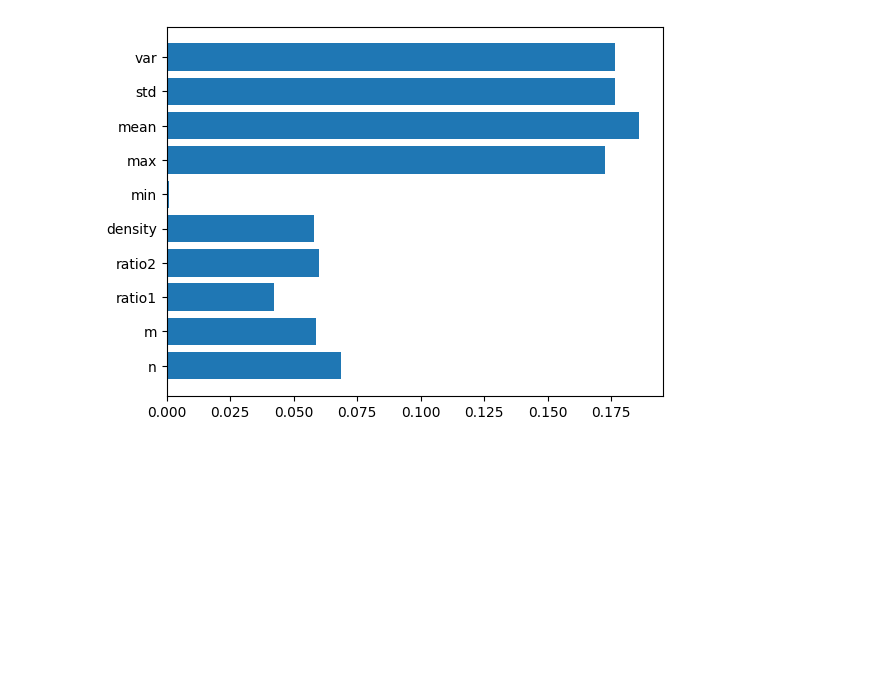
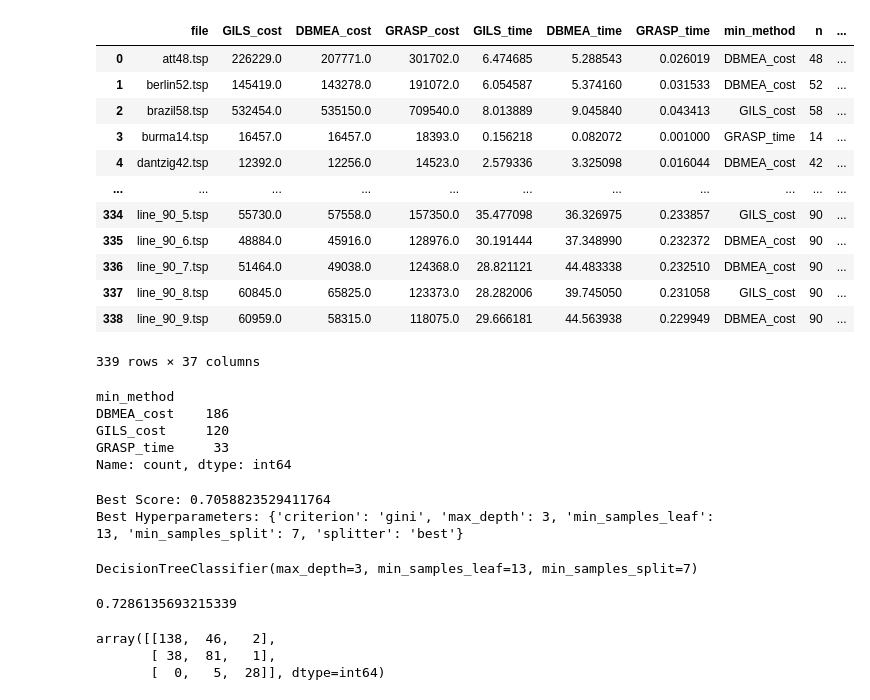
Before and after one commit to FabianBB/TRP, a Jupyter notebook: mltest.ipynb, the cells around one changed output. Drawn from its saved outputs; the diff is of its cells as text; code cells hidden in the pictures; blank space fills up the shorter version.

```diff
--- a/mltest.ipynb
+++ b/mltest.ipynb
@@ -342,6 +42,28 @@ plt.show()
-# %%
-# display the random forest
-plt.barh(X.columns, rf.feature_importances_)
-plt.show()
-# %% [output]
-[figure, removed]
+# %%
+# train a model on the data that predicts gils
+# get the data
+df = pd.read_csv('matrix_final.csv')
+df
+# %% [output]
+|  | file | GILS_cost | DBMEA_cost | GRASP_cost | GILS_time | DBMEA_time | GRASP_time | min_method | n | ... |
+| 0 | att48.tsp | 226229.0 | 207771.0 | 301702.0 | 6.474685 | 5.288543 | 0.026019 | DBMEA_cost | 48 | ... |
+| 1 | berlin52.tsp | 145419.0 | 143278.0 | 191072.0 | 6.054587 | 5.374160 | 0.031533 | DBMEA_cost | 52 | ... |
+| 2 | brazil58.tsp | 532454.0 | 535150.0 | 709540.0 | 8.013889 | 9.045840 | 0.043413 | GILS_cost | 58 | ... |
+| 3 | burma14.tsp | 16457.0 | 16457.0 | 18393.0 | 0.156218 | 0.082072 | 0.001000 | GRASP_time | 14 | ... |
+| 4 | dantzig42.tsp | 12392.0 | 12256.0 | 14523.0 | 2.579336 | 3.325098 | 0.016044 | DBMEA_cost | 42 | ... |
+| ... | ... | ... | ... | ... | ... | ... | ... | ... | ... | ... |
+| 334 | line_90_5.tsp | 55730.0 | 57558.0 | 157350.0 | 35.477098 | 36.326975 | 0.233857 | GILS_cost | 90 | ... |
+| 335 | line_90_6.tsp | 48884.0 | 45916.0 | 128976.0 | 30.191444 | 37.348990 | 0.232372 | DBMEA_cost | 90 | ... |
+| 336 | line_90_7.tsp | 51464.0 | 49038.0 | 124368.0 | 28.821121 | 44.483338 | 0.232510 | DBMEA_cost | 90 | ... |
+| 337 | line_90_8.tsp | 60845.0 | 65825.0 | 123373.0 | 28.282006 | 39.745050 | 0.231058 | GILS_cost | 90 | ... |
+| 338 | line_90_9.tsp | 60959.0 | 58315.0 | 118075.0 | 29.666181 | 44.563938 | 0.229949 | DBMEA_cost | 90 | ... |
+339 rows × 37 columns
+# %%
+# check value counts
+df['min_method'].value_counts()
+# %% [output]
+min_method
+DBMEA_cost    186
+GILS_cost     120
+GRASP_time     33
+Name: count, dtype: int64
@@ -347,0 +75,29 @@ plt.show()
+# %%
+# cross validation
+from sklearn.model_selection import cross_val_score
+from sklearn.model_selection import RepeatedStratifiedKFold
+from sklearn.model_selection import GridSearchCV
+
+# decision tree
+from sklearn.tree import DecisionTreeClassifier
+model = DecisionTreeClassifier()
+cv = RepeatedStratifiedKFold(n_splits=10, n_repeats=3, random_state=1)
+space = dict()
+space['criterion'] = ['gini', 'entropy']
+space['splitter'] = ['best', 'random']
+space['max_depth'] = [i for i in range(1, 21)]
+space['min_samples_split'] = [i for i in range(2, 21)]
+space['min_samples_leaf'] = [i for i in range(1, 21)]
+search = GridSearchCV(model, space, scoring='accuracy', n_jobs=-1, cv=cv)
+result = search.fit(X, y)
+print('Best Score: %s' % result.best_score_)
+print('Best Hyperparameters: %s' % result.best_params_)
+# %% [output]
+Best Score: 0.7058823529411764
+Best Hyperparameters: {'criterion': 'gini', 'max_depth': 3, 'min_samples_leaf': 13, 'min_samples_split': 7, 'splitter': 'best'}
+# %%
+# train a decision tree using the best parameters
+model = DecisionTreeClassifier(criterion='gini', max_depth=3, min_samples_leaf=13, min_samples_split=7, splitter='best')
+model.fit(X, y)
+# %% [output]
+DecisionTreeClassifier(max_depth=3, min_samples_leaf=13, min_samples_split=7)
@@ -347,0 +107,12 @@ plt.show()
+# %%
+# check accuracy
+accuracy_score(y, y_pred)
+# %% [output]
+0.7286135693215339
+# %%
+# check confusion matrix
+confusion_matrix(y, y_pred)
+# %% [output]
+array([[138,  46,   2],
+       [ 38,  81,   1],
+       [  0,   5,  28]], dtype=int64)
```
Also changed, not shown: parts of 46 cells of this notebook, 5 other files.
